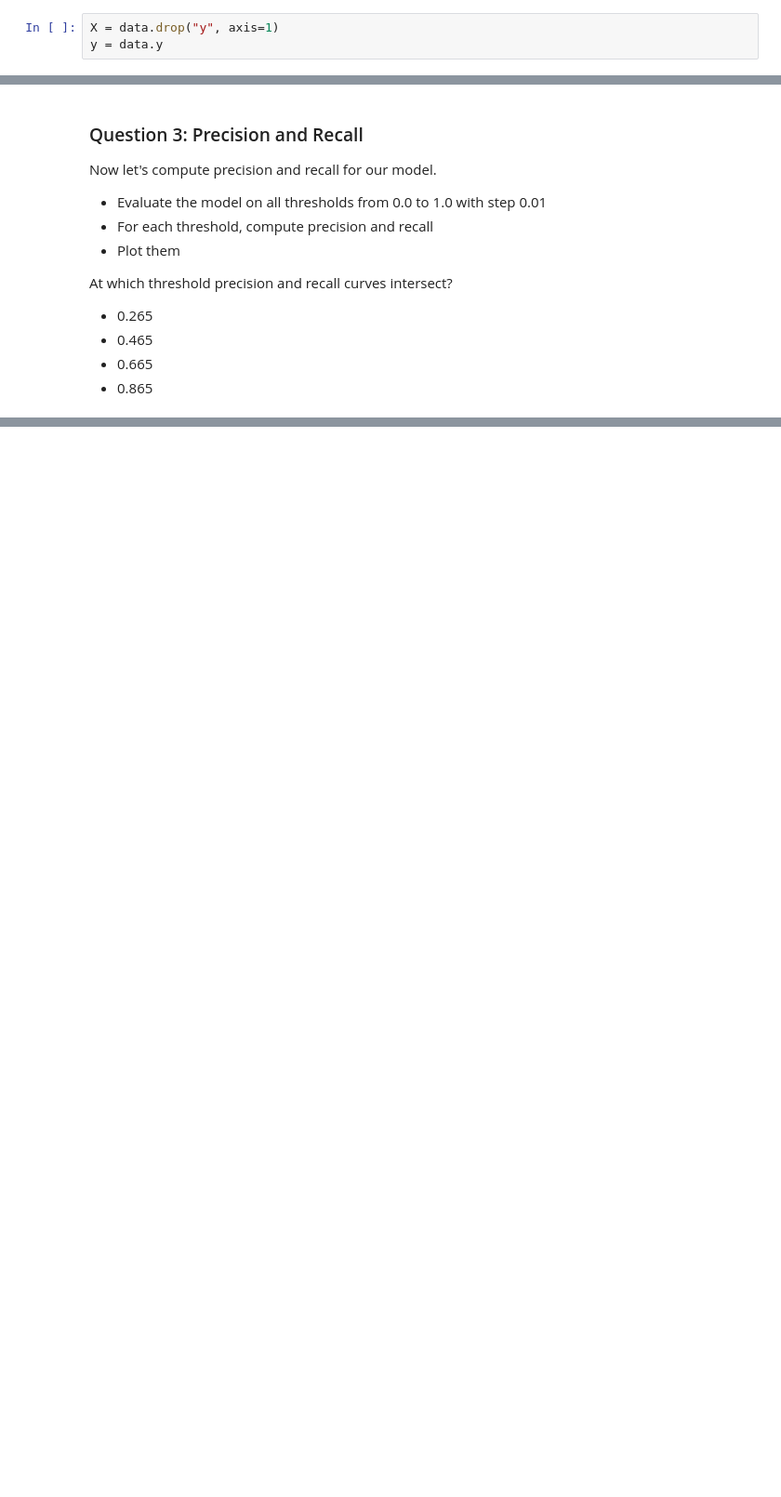
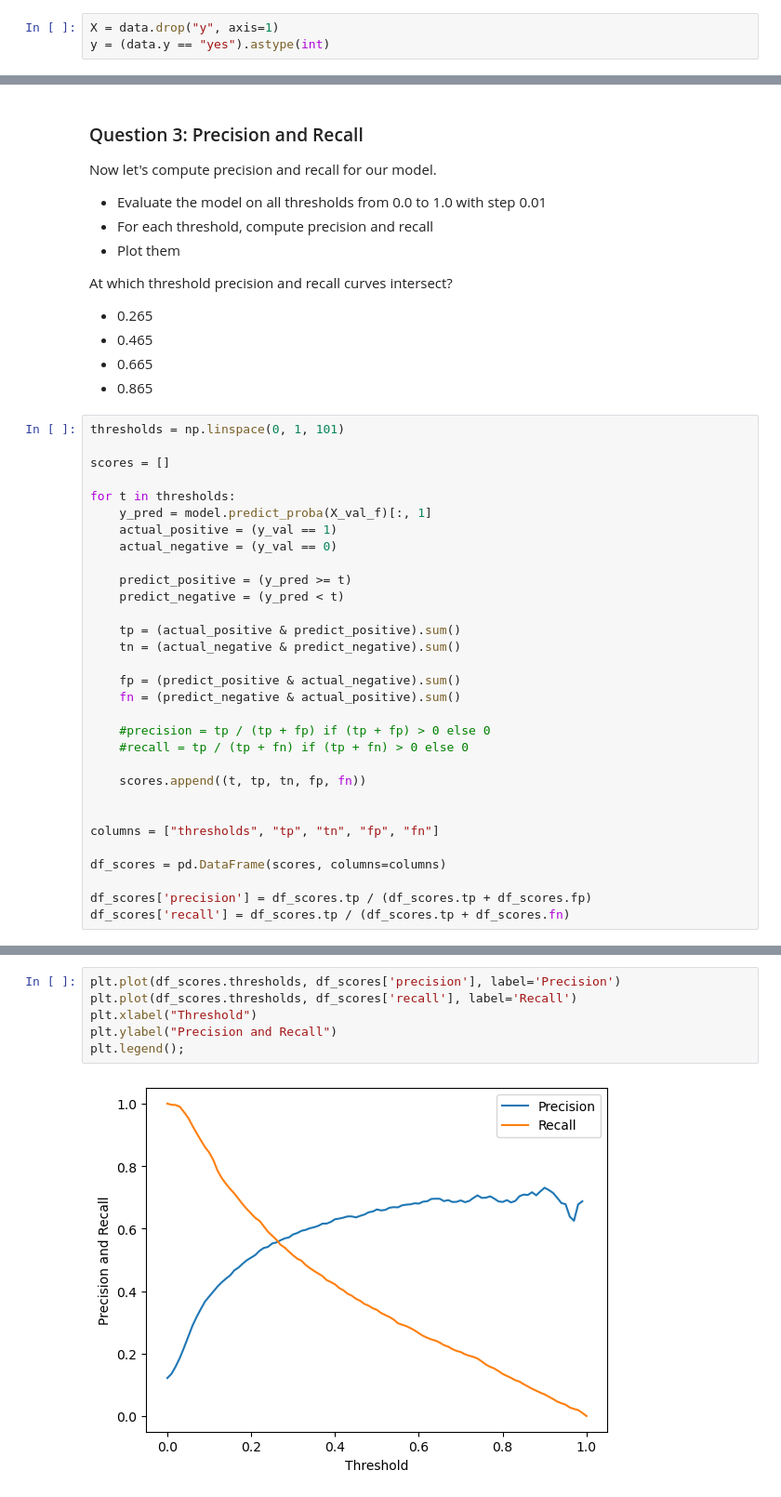
Before and after one commit to Tobai24/Machine-learning-zoomcamp, a Jupyter notebook: 04-evaluation/homework/homework.ipynb, the cells around one changed output, grey strips where cells are left out. Shown at 93% size. Cells and saved outputs as stored; diff of their text form; blank space fills up the shorter version.

```diff
--- a/04-evaluation/homework/homework.ipynb
+++ b/04-evaluation/homework/homework.ipynb
@@ -56,7 +58,7 @@ data = data.drop(columns=["loan", "default"], axis=1)
 Split the data into 3 parts: train/validation/test with 60%/20%/20% distribution. Use `train_test_split` function for that with `random_state=1`
 # %%
 X = data.drop("y", axis=1)
-y = data.y
+y = (data.y == "yes").astype(int)
 # %%
 X_full, X_test, y_full, y_test = train_test_split(X, y, test_size=0.2, random_state=1)
 
@@ -114,3 +164,34 @@ At which threshold precision and recall curves intersect?
 * 0.465
 * 0.665
 * 0.865
+# %%
+thresholds = np.linspace(0, 1, 101)
+
+scores = []
+
+for t in thresholds:
+    y_pred = model.predict_proba(X_val_f)[:, 1]
+    actual_positive = (y_val == 1)
+    actual_negative = (y_val == 0)
+
+    predict_positive = (y_pred >= t)
+    predict_negative = (y_pred < t)
+
+    tp = (actual_positive & predict_positive).sum()
+    tn = (actual_negative & predict_negative).sum()
+
+    fp = (predict_positive & actual_negative).sum()
+    fn = (predict_negative & actual_positive).sum()
+
+    #precision = tp / (tp + fp) if (tp + fp) > 0 else 0
+    #recall = tp / (tp + fn) if (tp + fn) > 0 else 0
+
+    scores.append((t, tp, tn, fp, fn))
+
+
+columns = ["thresholds", "tp", "tn", "fp", "fn"]
+
+df_scores = pd.DataFrame(scores, columns=columns)
+
+df_scores['precision'] = df_scores.tp / (df_scores.tp + df_scores.fp)
+df_scores['recall'] = df_scores.tp / (df_scores.tp + df_scores.fn)
@@ -116,0 +213,8 @@ At which threshold precision and recall curves intersect?
+# %%
+plt.plot(df_scores.thresholds, df_scores['precision'], label='Precision')
+plt.plot(df_scores.thresholds, df_scores['recall'], label='Recall')
+plt.xlabel("Threshold")
+plt.ylabel("Precision and Recall")
+plt.legend();
+# %% [output]
+[figure, added]
```
Also changed, not shown: parts of 15 cells of this notebook.
